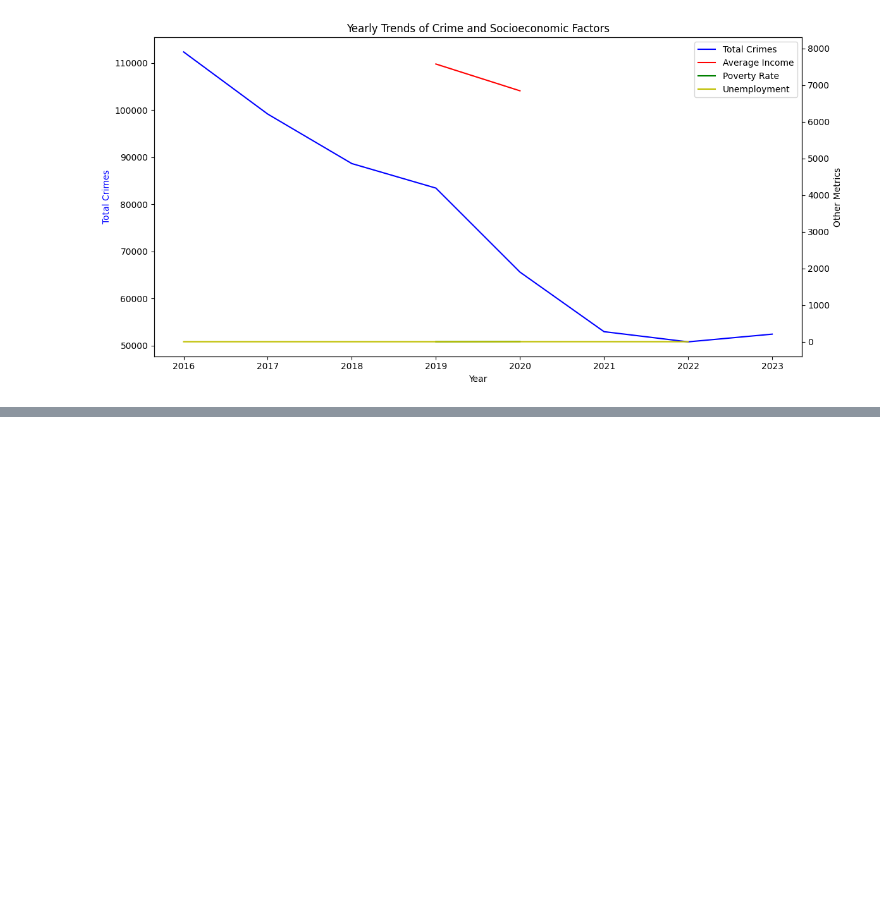
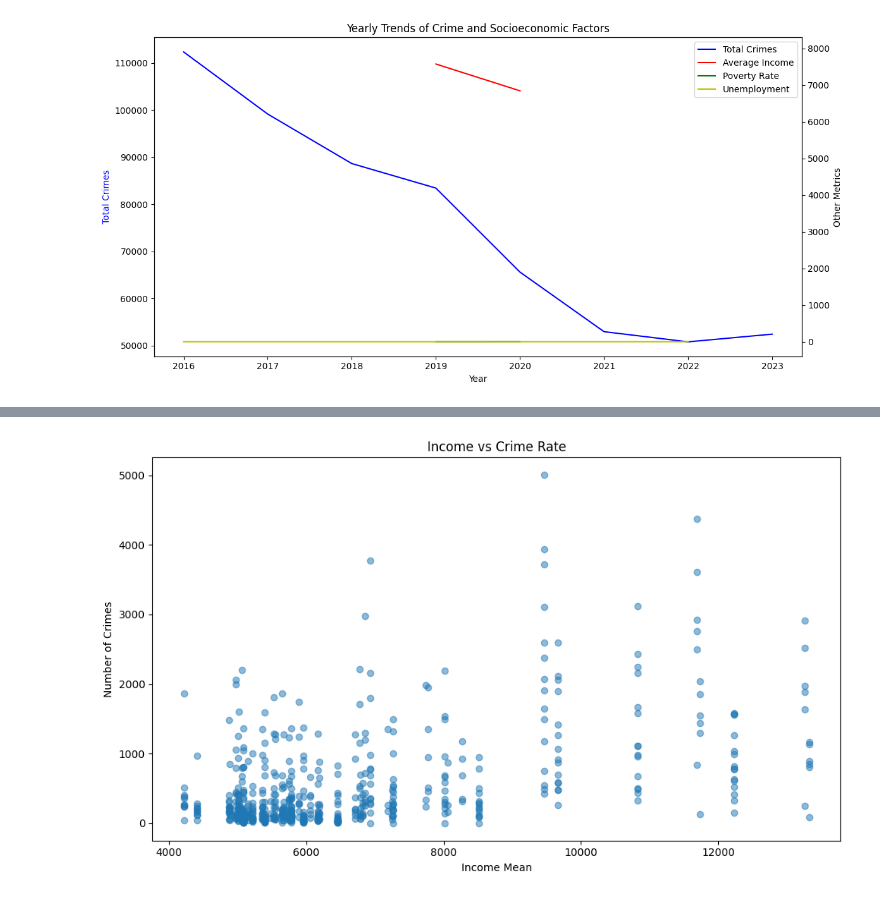
Before and after one commit to izzhamburhan/Crime-and-Socioeconomy---MY, a Jupyter notebook: notebooks/003_income_state.ipynb, the cells around one changed output, grey strips where cells are left out. Drawn from its saved outputs; the diff is of its cells as text; code cells hidden in the pictures; blank space fills up the shorter version.

```diff
--- a/notebooks/003_income_state.ipynb
+++ b/notebooks/003_income_state.ipynb
@@ -201,0 +239,11 @@ year
+# %%
+# Scatter plot of income vs crime rate
+plt.figure(figsize=(10, 6))
+plt.scatter(district_analysis['income_mean'], district_analysis['crimes'], alpha=0.5)
+plt.title('Income vs Crime Rate')
+plt.xlabel('Income Mean')
+plt.ylabel('Number of Crimes')
+plt.tight_layout()
+plt.show()
+# %% [output]
+[figure, added]
```
Also changed, not shown: parts of 5 cells of this notebook.
